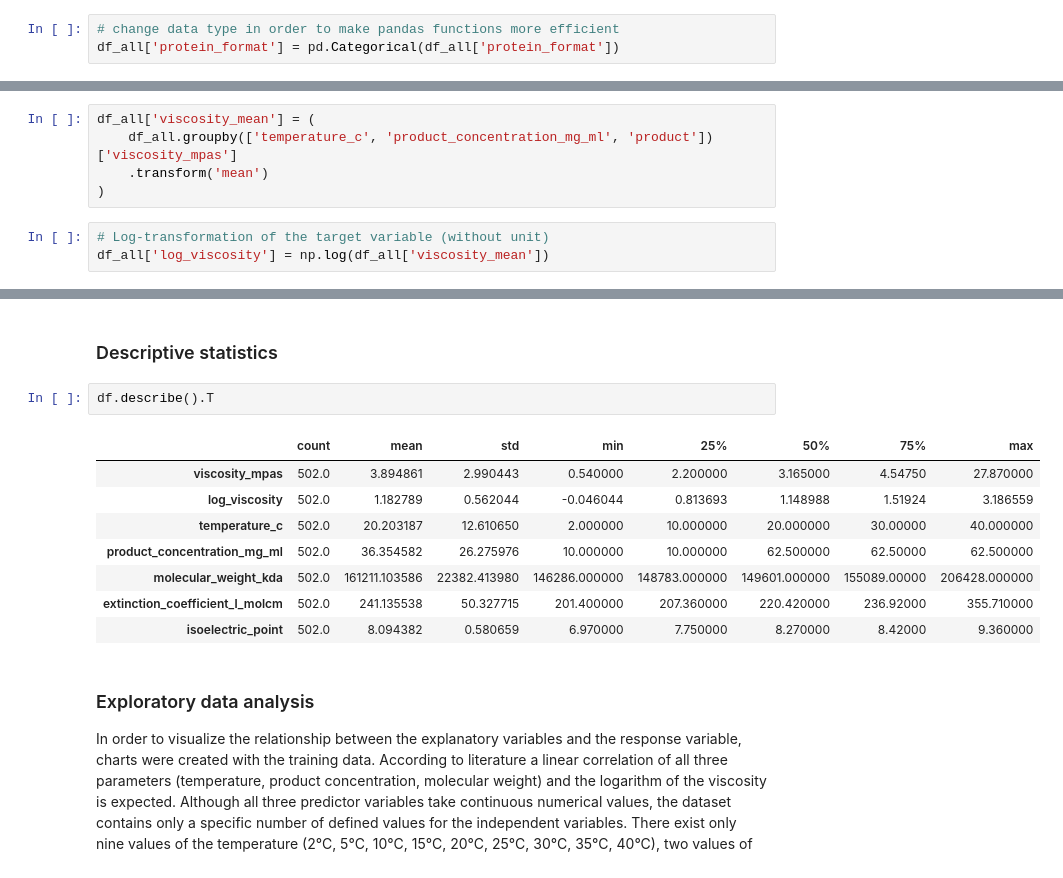
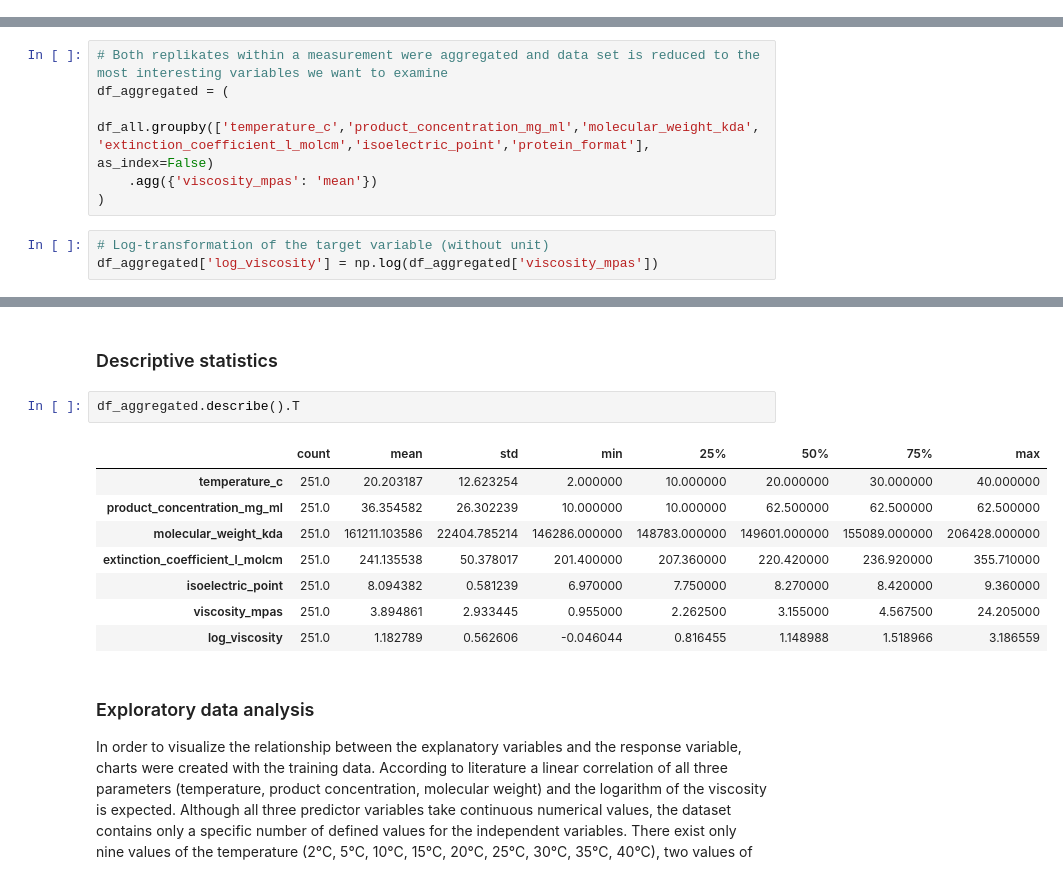
Before and after one commit to hempelt/project, a Jupyter notebook: reports/report.ipynb, the cells around one changed output, grey strips where cells are left out. Drawn from its saved outputs; the diff is of its cells as text.

```diff
--- a/reports/report.ipynb
+++ b/reports/report.ipynb
@@ -117,17 +117,15 @@ dtype: int64
 ### Data corrections
 
 According to the literature there are three explanatory variables, which have an impact on the viscosity of the solution. According to the Arrhenius equation, a higher temperature generally decreases viscosity, because molecular movement increases, reducing intermolecular interactions [6]. Also the product concentration might have an impact on the viscosity, because molecules in solution interact more frequently, leading to increased resistance to flow [7] Additionally larger and more complex proteins, such as aggregates or conjugated proteins, tend to increase solution viscosity due to their size and interaction with other molecules in the solution [8], which indicates that the moleculare weight of the product might have an impact on the measured viscosity. According to literature the relationship of all three explanatory variables and the target variable is exponentell. In order to use the linear regression the Log Transformation is used. Therefore the target variable 'viscosity_mpas' is normalized by calculating the base-10 logarithm of the variable (log_viscosity).
-# %%
-# change data type in order to make pandas functions more efficient
-df_all['protein_format'] = pd.Categorical(df_all['protein_format'])
 # %%
 # Make sure column names are lower case and eliminate spaces
 df_all.columns = df_all.columns.str.lower()
-# %%
-df_all['viscosity_mean'] = (
-    df_all.groupby(['temperature_c', 'product_concentration_mg_ml', 'product'])['viscosity_mpas']
-    .transform('mean')
-)
+# %%
+# Both replikates within a measurement were aggregated and data set is reduced to the most interesting variables we want to examine
+df_aggregated = (
+    df_all.groupby(['temperature_c','product_concentration_mg_ml','molecular_weight_kda','extinction_coefficient_l_molcm','isoelectric_point','protein_format'], as_index=False)
+    .agg({'viscosity_mpas': 'mean'})
+)
 # %%
 # Log-transformation of the target variable (without unit)
-df_all['log_viscosity'] = np.log(df_all['viscosity_mean'])
+df_aggregated['log_viscosity'] = np.log(df_aggregated['viscosity_mpas'])
@@ -153,16 +148,16 @@ df
 # %% [markdown]
 ### Descriptive statistics
 # %%
-df.describe().T
+df_aggregated.describe().T
 # %% [output]
 |  | count | mean | std | min | 25% | 50% | 75% | max |
-| viscosity_mpas | 502.0 | 3.894861 | 2.990443 | 0.540000 | 2.200000 | 3.165000 | 4.54750 | 27.870000 |
-| log_viscosity | 502.0 | 1.182789 | 0.562044 | -0.046044 | 0.813693 | 1.148988 | 1.51924 | 3.186559 |
-| temperature_c | 502.0 | 20.203187 | 12.610650 | 2.000000 | 10.000000 | 20.000000 | 30.00000 | 40.000000 |
-| product_concentration_mg_ml | 502.0 | 36.354582 | 26.275976 | 10.000000 | 10.000000 | 62.500000 | 62.50000 | 62.500000 |
-| molecular_weight_kda | 502.0 | 161211.103586 | 22382.413980 | 146286.000000 | 148783.000000 | 149601.000000 | 155089.00000 | 206428.000000 |
-| extinction_coefficient_l_molcm | 502.0 | 241.135538 | 50.327715 | 201.400000 | 207.360000 | 220.420000 | 236.92000 | 355.710000 |
-| isoelectric_point | 502.0 | 8.094382 | 0.580659 | 6.970000 | 7.750000 | 8.270000 | 8.42000 | 9.360000 |
+| temperature_c | 251.0 | 20.203187 | 12.623254 | 2.000000 | 10.000000 | 20.000000 | 30.000000 | 40.000000 |
+| product_concentration_mg_ml | 251.0 | 36.354582 | 26.302239 | 10.000000 | 10.000000 | 62.500000 | 62.500000 | 62.500000 |
+| molecular_weight_kda | 251.0 | 161211.103586 | 22404.785214 | 146286.000000 | 148783.000000 | 149601.000000 | 155089.000000 | 206428.000000 |
+| extinction_coefficient_l_molcm | 251.0 | 241.135538 | 50.378017 | 201.400000 | 207.360000 | 220.420000 | 236.920000 | 355.710000 |
+| isoelectric_point | 251.0 | 8.094382 | 0.581239 | 6.970000 | 7.750000 | 8.270000 | 8.420000 | 9.360000 |
+| viscosity_mpas | 251.0 | 3.894861 | 2.933445 | 0.955000 | 2.262500 | 3.155000 | 4.567500 | 24.205000 |
+| log_viscosity | 251.0 | 1.182789 | 0.562606 | -0.046044 | 0.816455 | 1.148988 | 1.518966 | 3.186559 |
 # %% [markdown]
 ### Exploratory data analysis
 
```
Also changed, not shown: parts of 25 cells of this notebook, 1 other file.
